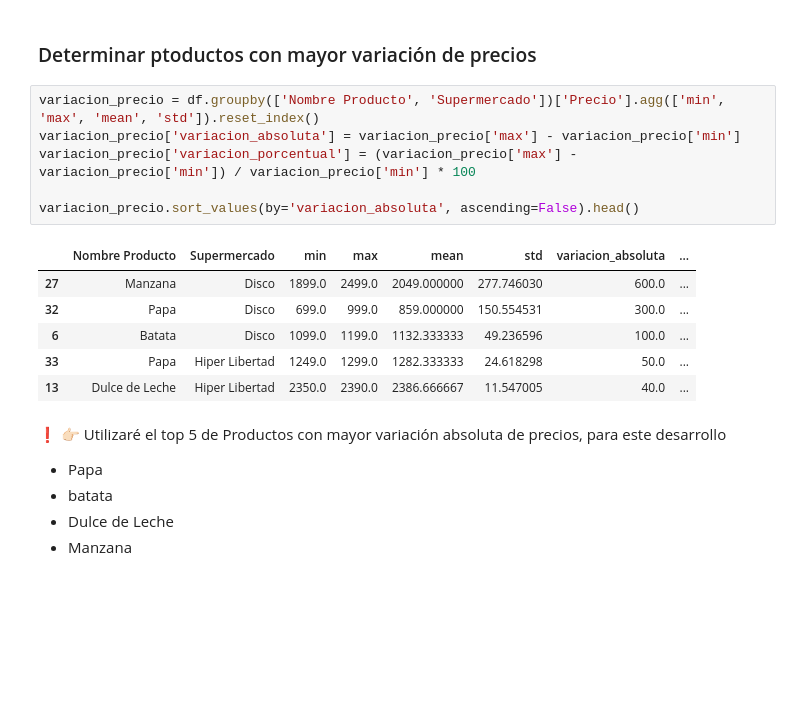
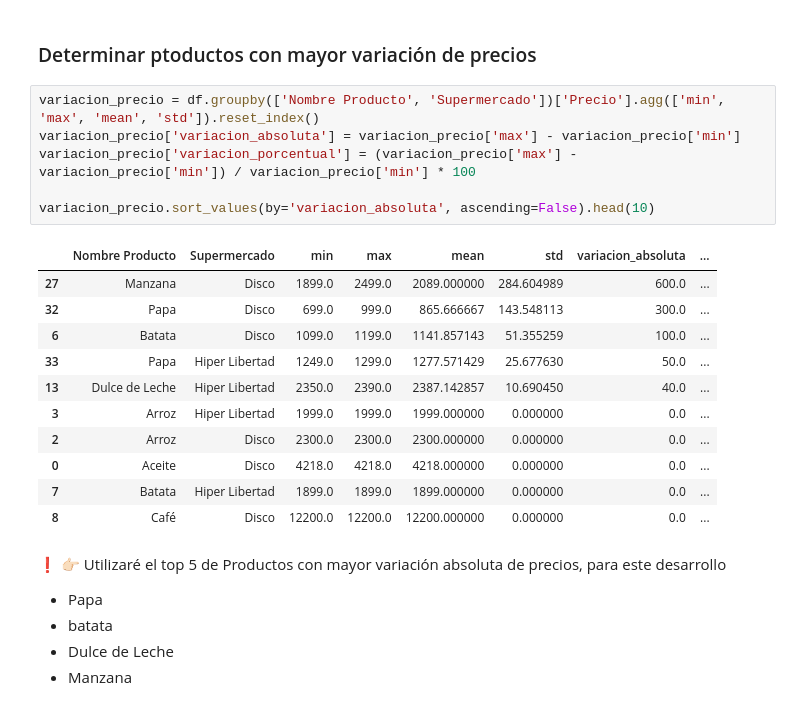
Before and after one commit to manuelpalomeque/Web-Scraper-canasta-basica, a Jupyter notebook: notebooks/02_modelo_tendencias_WS.ipynb, the cells around one changed output. Saved outputs shown, nothing was run; the diff lists cells and outputs as text; blank space fills up the shorter version.

```diff
--- a/notebooks/02_modelo_tendencias_WS.ipynb
+++ b/notebooks/02_modelo_tendencias_WS.ipynb
@@ -36,16 +36,21 @@ df.head()
 # %%
 variacion_precio = df.groupby(['Nombre Producto', 'Supermercado'])['Precio'].agg(['min', 'max', 'mean', 'std']).reset_index()
 variacion_precio['variacion_absoluta'] = variacion_precio['max'] - variacion_precio['min']
 variacion_precio['variacion_porcentual'] = (variacion_precio['max'] - variacion_precio['min']) / variacion_precio['min'] * 100
 
-variacion_precio.sort_values(by='variacion_absoluta', ascending=False).head()
+variacion_precio.sort_values(by='variacion_absoluta', ascending=False).head(10)
 # %% [output]
 |  | Nombre Producto | Supermercado | min | max | mean | std | variacion_absoluta | ... |
-| 27 | Manzana | Disco | 1899.0 | 2499.0 | 2049.000000 | 277.746030 | 600.0 | ... |
-| 32 | Papa | Disco | 699.0 | 999.0 | 859.000000 | 150.554531 | 300.0 | ... |
-| 6 | Batata | Disco | 1099.0 | 1199.0 | 1132.333333 | 49.236596 | 100.0 | ... |
-| 33 | Papa | Hiper Libertad | 1249.0 | 1299.0 | 1282.333333 | 24.618298 | 50.0 | ... |
-| 13 | Dulce de Leche | Hiper Libertad | 2350.0 | 2390.0 | 2386.666667 | 11.547005 | 40.0 | ... |
+| 27 | Manzana | Disco | 1899.0 | 2499.0 | 2089.000000 | 284.604989 | 600.0 | ... |
+| 32 | Papa | Disco | 699.0 | 999.0 | 865.666667 | 143.548113 | 300.0 | ... |
+| 6 | Batata | Disco | 1099.0 | 1199.0 | 1141.857143 | 51.355259 | 100.0 | ... |
+| 33 | Papa | Hiper Libertad | 1249.0 | 1299.0 | 1277.571429 | 25.677630 | 50.0 | ... |
+| 13 | Dulce de Leche | Hiper Libertad | 2350.0 | 2390.0 | 2387.142857 | 10.690450 | 40.0 | ... |
+| 3 | Arroz | Hiper Libertad | 1999.0 | 1999.0 | 1999.000000 | 0.000000 | 0.0 | ... |
+| 2 | Arroz | Disco | 2300.0 | 2300.0 | 2300.000000 | 0.000000 | 0.0 | ... |
+| 0 | Aceite | Disco | 4218.0 | 4218.0 | 4218.000000 | 0.000000 | 0.0 | ... |
+| 7 | Batata | Hiper Libertad | 1899.0 | 1899.0 | 1899.000000 | 0.000000 | 0.0 | ... |
+| 8 | Café | Disco | 12200.0 | 12200.0 | 12200.000000 | 0.000000 | 0.0 | ... |
 # %% [markdown]
 ❗ 👉🏻 Utilizaré el top 5 de Productos con mayor variación absoluta de precios, para este desarrollo
 
```
Also changed, not shown: parts of 13 cells of this notebook, 1 other file.
